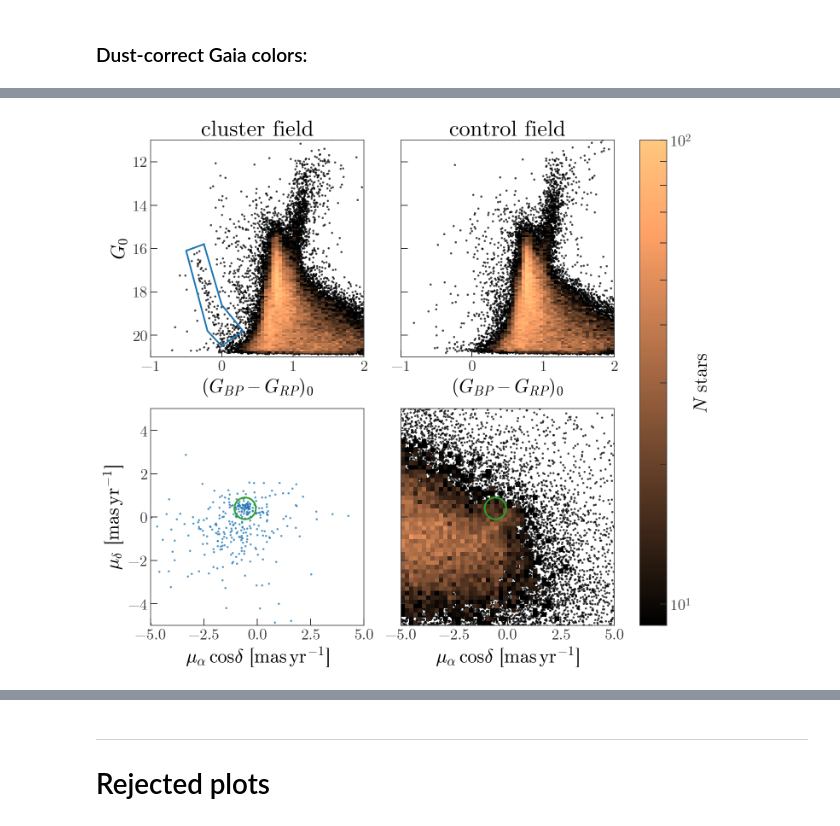
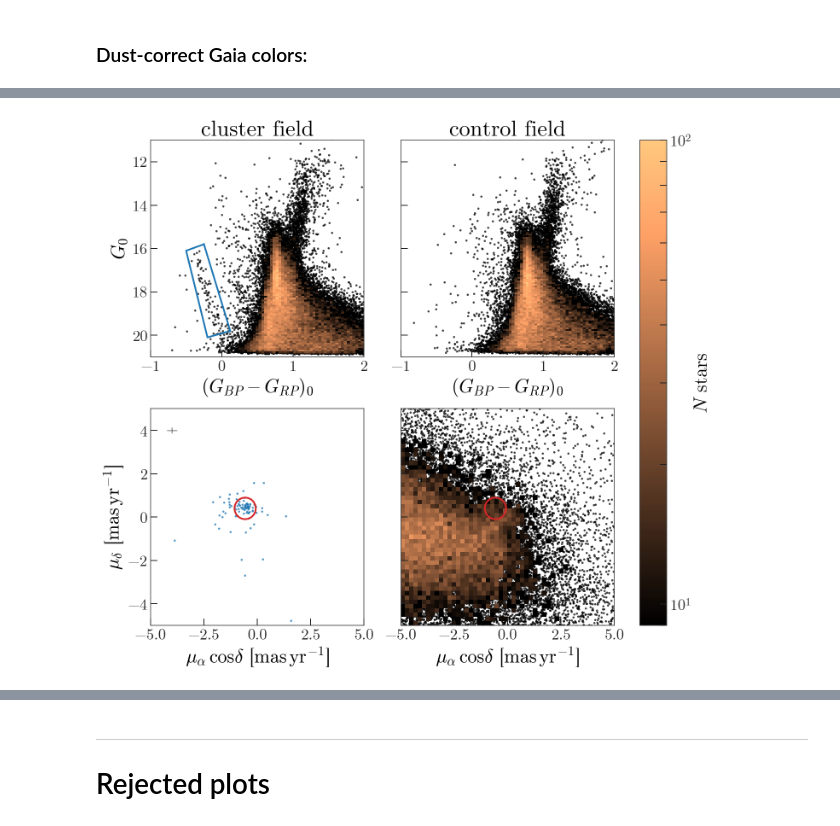
Before and after one commit to adrn/dr2-lmc-cluster, a Jupyter notebook: notebooks/Figure1-Gaia-GALEX.ipynb, the cells around one changed output, grey strips where cells are left out. Cells and saved outputs as stored; diff of their text form; code cells hidden in the pictures.

```diff
--- a/notebooks/Figure1-Gaia-GALEX.ipynb
+++ b/notebooks/Figure1-Gaia-GALEX.ipynb
@@ -76,6 +76,6 @@ cl_rough_mask.sum(), control_mask.sum(), control_area, cl_area
 # %%
-bins = (np.arange(-1, 2+1e-3, x_binsize),
-        np.arange(11, 21+1e-3, y_binsize))
+bins = (np.arange(-1, 2+1e-3, 0.04),
+        np.arange(11, 21+1e-3, 0.08))
 
 H, xe_cmd, ye_cmd = np.histogram2d(bprp0[control_mask], G0[control_mask],
                                    bins=bins)
@@ -114,10 +114,8 @@ ax.plot(bprp0[cl_rough_mask], G0[cl_rough_mask],
         zorder=-10, **dark_ptstyle)
 
 nodes = np.array([[-0.25, 15.8],
-                  [0, 18.6],
-                  [0.3, 19.8],
-                  [0., 20.5],
-                  [-0.2, 19.8],
+                  [0.12, 19.8],
+                  [-0.2, 20.1],
                   [-0.5, 16.1],
                   [-0.25, 15.8]])
 ax.plot(nodes[:, 0], nodes[:, 1], marker='', color='tab:blue', lw=2)
@@ -150,36 +148,43 @@ axes = all_axes[1]
 
 ax = axes[0]
 style = dark_ptstyle.copy()
 style['color'] = 'tab:blue'
-ax.plot(g.pmra[poly_mask], g.pmdec[poly_mask],
+ax.plot(g.pmra[cl_rough_mask & poly_mask], g.pmdec[cl_rough_mask & poly_mask],
         zorder=-10, **style)
 
 masyr = ' [{0:latex_inline}]'.format(u.mas/u.yr)
 ax.set_xlabel(r'$\mu_\alpha \, \cos \delta$' + masyr)
 ax.set_ylabel(r'$\mu_\delta$' + masyr)
 
 ax = axes[1]
 H_bg_pm[H_bg_pm < pt_thresh] = np.nan
 cs = ax.pcolormesh(xe_pm, ye_pm, H_bg_pm,
                    norm=norm, **pcolor_style)
 ax.plot(g.pmra[control_mask], g.pmdec[control_mask],
         zorder=-10, **dark_ptstyle)
 
 ax.set_xlabel(r'$\mu_\alpha \, \cos \delta$' + masyr)
 ax.set_xlim(-5, 5)
 ax.set_ylim(-5, 5)
 
 for ax in axes:
-    pm_circ = mpl.patches.Circle((-0.57, 0.4), radius=0.5,
-                                 edgecolor='tab:green', facecolor='none',
-                                 linewidth=2)
+    pm_circ = mpl.patches.CirclePolygon((-0.57, 0.4), radius=0.5,
+                                        edgecolor='tab:red', facecolor='none',
+                                        linewidth=2)
     ax.add_patch(pm_circ)
 
+# Plot typical error
+pm_mask = np.sqrt( (g.pmra.value-pm_circ.xy[0])**2 + (g.pmdec.value-pm_circ.xy[1])**2 ) < pm_circ.radius
+pmra_err = np.nanmean(g.pmra_error[cl_rough_mask & poly_mask & pm_mask & (G0 < 19.3)].value)
+pmdec_err = np.nanmean(g.pmdec_error[cl_rough_mask & poly_mask & pm_mask & (G0 < 19.3)].value)
+axes[0].errorbar(-4, 4,
+                 xerr=pmra_err, yerr=pmdec_err,
+                 marker='.', ls='none', alpha=0.75, color='#888888')
 cb = fig.colorbar(cs, ax=all_axes[:, 1])
 cb.set_label('$N$ stars')
 
 # fig.tight_layout()
 
-fig.savefig('../plots/gaia-cmd-pm.pdf', dpi=200)
+fig.savefig('../plots/figures/gaia-cmd-pm.pdf', dpi=200)
 # %% [output]
-[figure, old version]
+[figure, new version]
```
Also changed, not shown: parts of 3 cells of this notebook.
